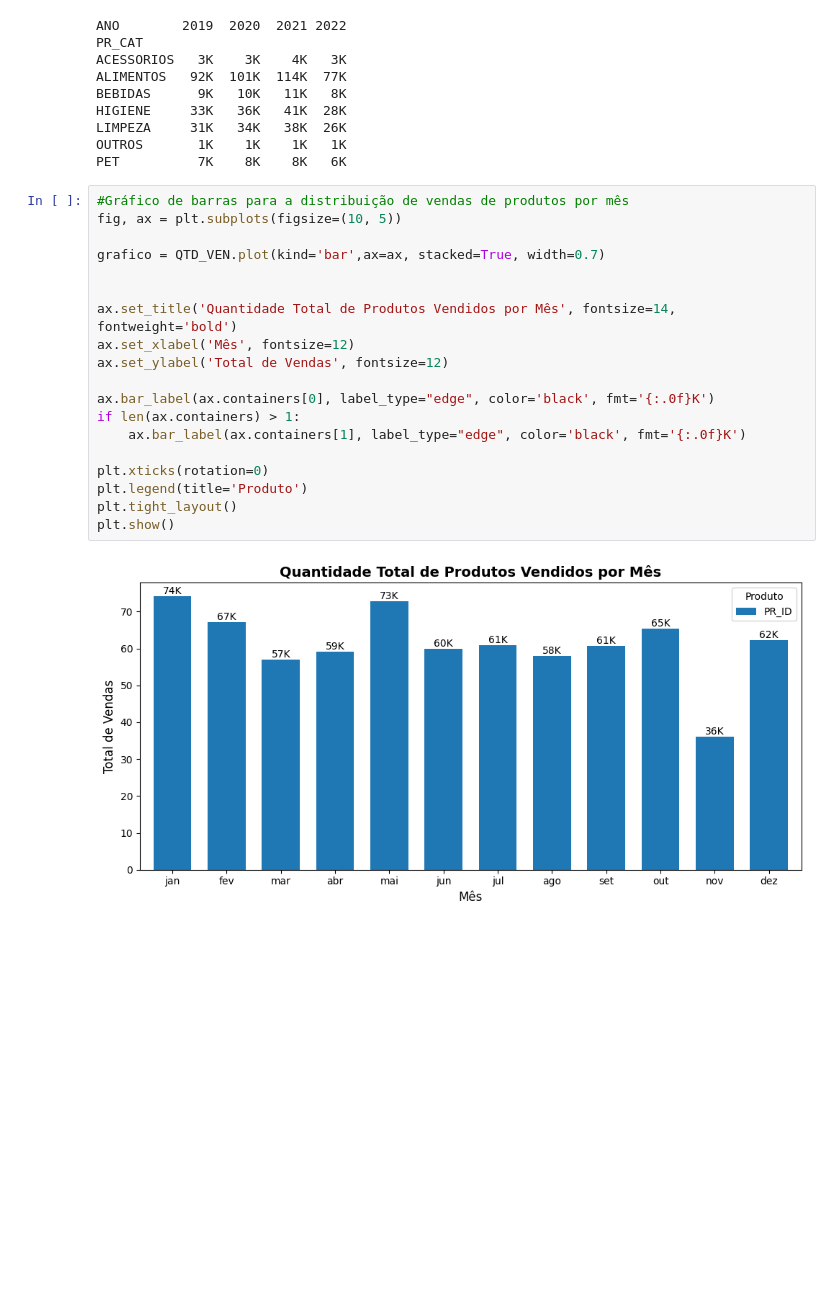
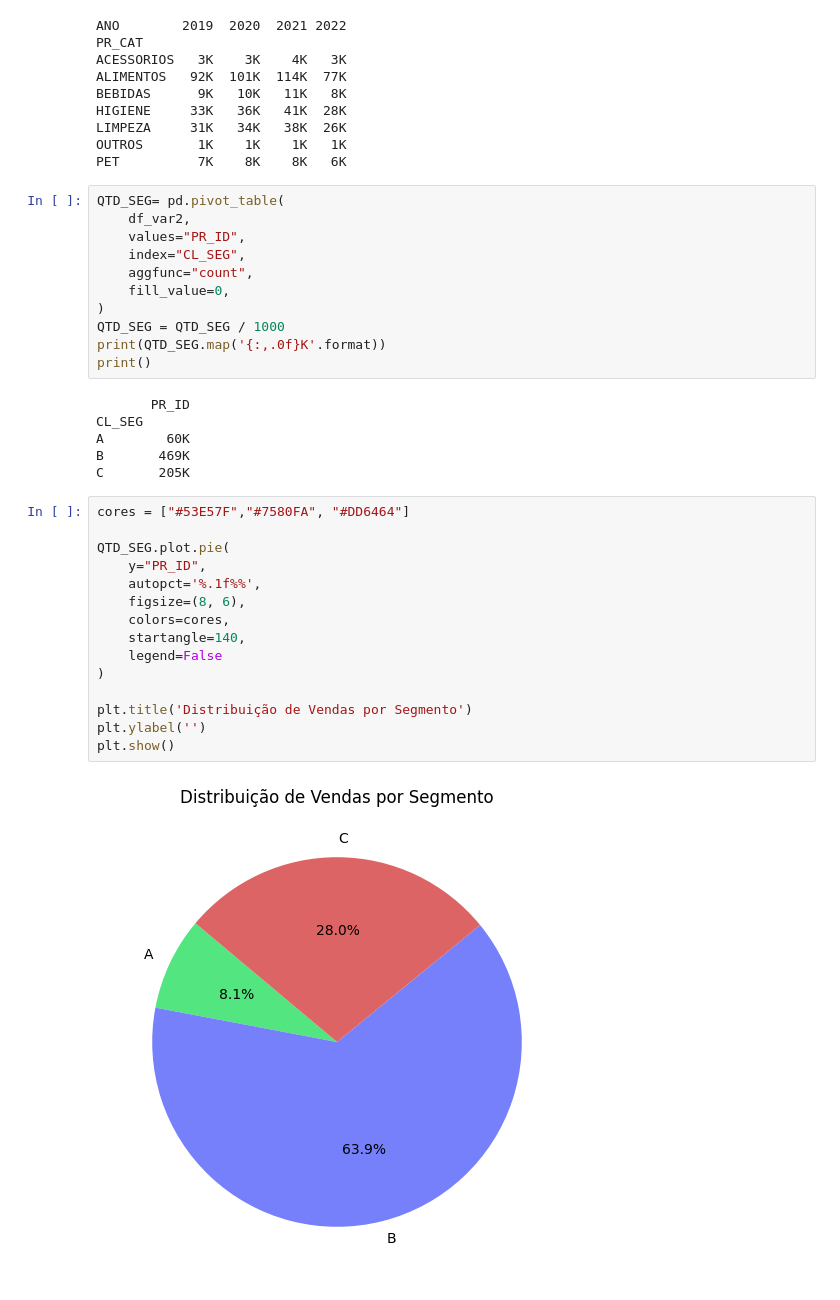
Before and after one commit to RenataFernandes-jpg/https---github.com-RenataFernandes-jpg-Miniprojeto_RenataFernandes_T2, a Jupyter notebook: Notebook/Projeto Varejo.ipynb, the cells around one changed output. Drawn from its saved outputs; the diff is of its cells as text; blank space fills up the shorter version.

```diff
--- a/Notebook/Projeto Varejo.ipynb
+++ b/Notebook/Projeto Varejo.ipynb
@@ -323,24 +389,37 @@ HIGIENE     33K   36K   41K  28K
 LIMPEZA     31K   34K   38K  26K
 OUTROS       1K    1K    1K   1K
 PET          7K    8K    8K   6K
-# %%
-#Gráfico de barras para a distribuição de vendas de produtos por mês
-fig, ax = plt.subplots(figsize=(10, 5))
-
-grafico = QTD_VEN.plot(kind='bar',ax=ax, stacked=True, width=0.7)
-
-
-ax.set_title('Quantidade Total de Produtos Vendidos por Mês', fontsize=14, fontweight='bold')
-ax.set_xlabel('Mês', fontsize=12)
-ax.set_ylabel('Total de Vendas', fontsize=12)
-
-ax.bar_label(ax.containers[0], label_type="edge", color='black', fmt='{:.0f}K')
-if len(ax.containers) > 1:
-    ax.bar_label(ax.containers[1], label_type="edge", color='black', fmt='{:.0f}K')
-
-plt.xticks(rotation=0)
-plt.legend(title='Produto')
-plt.tight_layout()
-plt.show()
-# %% [output]
-[figure, removed]
+# %%
+QTD_SEG= pd.pivot_table(
+    df_var2,
+    values="PR_ID",
+    index="CL_SEG",
+    aggfunc="count",
+    fill_value=0,
+)
+QTD_SEG = QTD_SEG / 1000
+print(QTD_SEG.map('{:,.0f}K'.format))
+print()
+# %% [output]
+       PR_ID
+CL_SEG
+A        60K
+B       469K
+C       205K
+# %%
+cores = ["#53E57F","#7580FA", "#DD6464"]
+
+QTD_SEG.plot.pie(
+    y="PR_ID",
+    autopct='%.1f%%',
+    figsize=(8, 6),
+    colors=cores,
+    startangle=140,
+    legend=False
+)
+
+plt.title('Distribuição de Vendas por Segmento')
+plt.ylabel('')
+plt.show()
+# %% [output]
+[figure, added]
```
Also changed, not shown: parts of 7 cells of this notebook.
